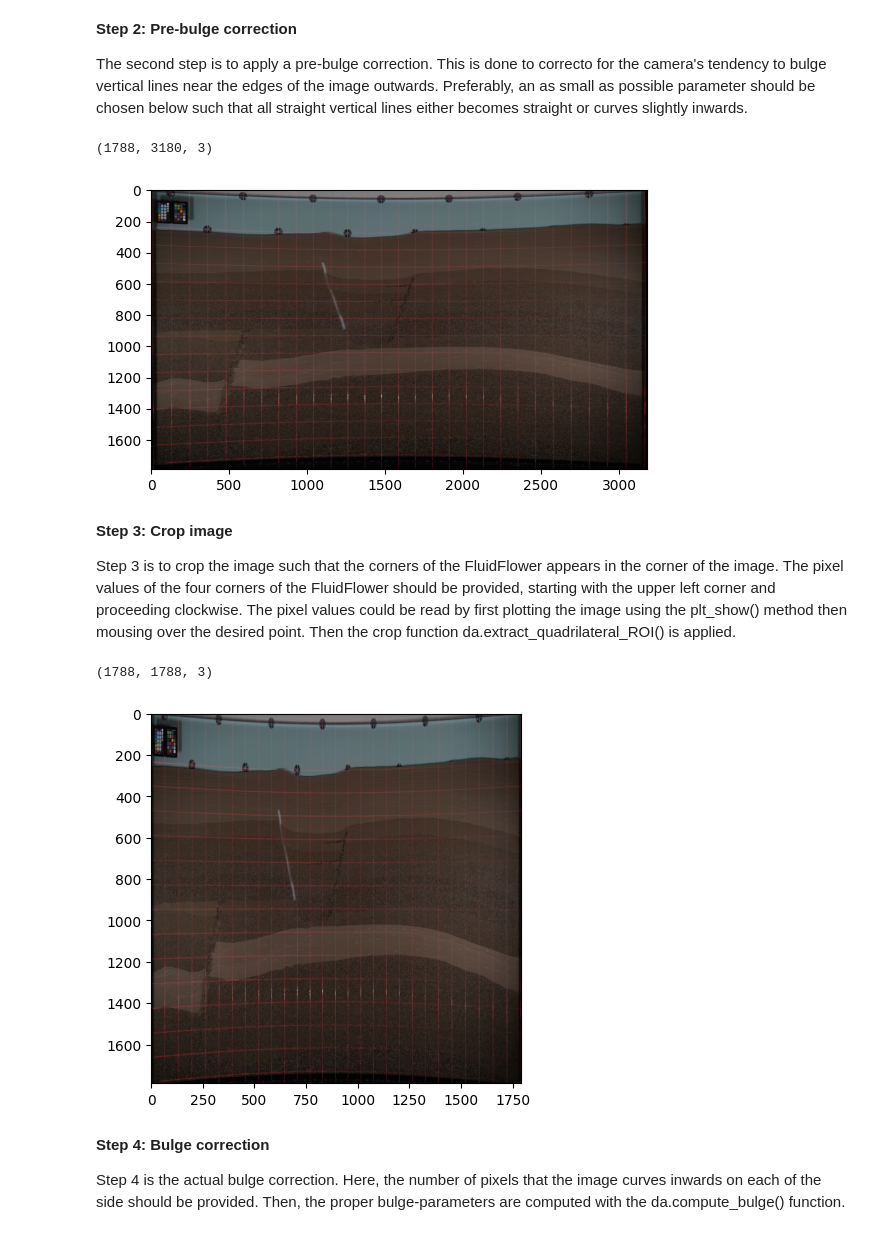
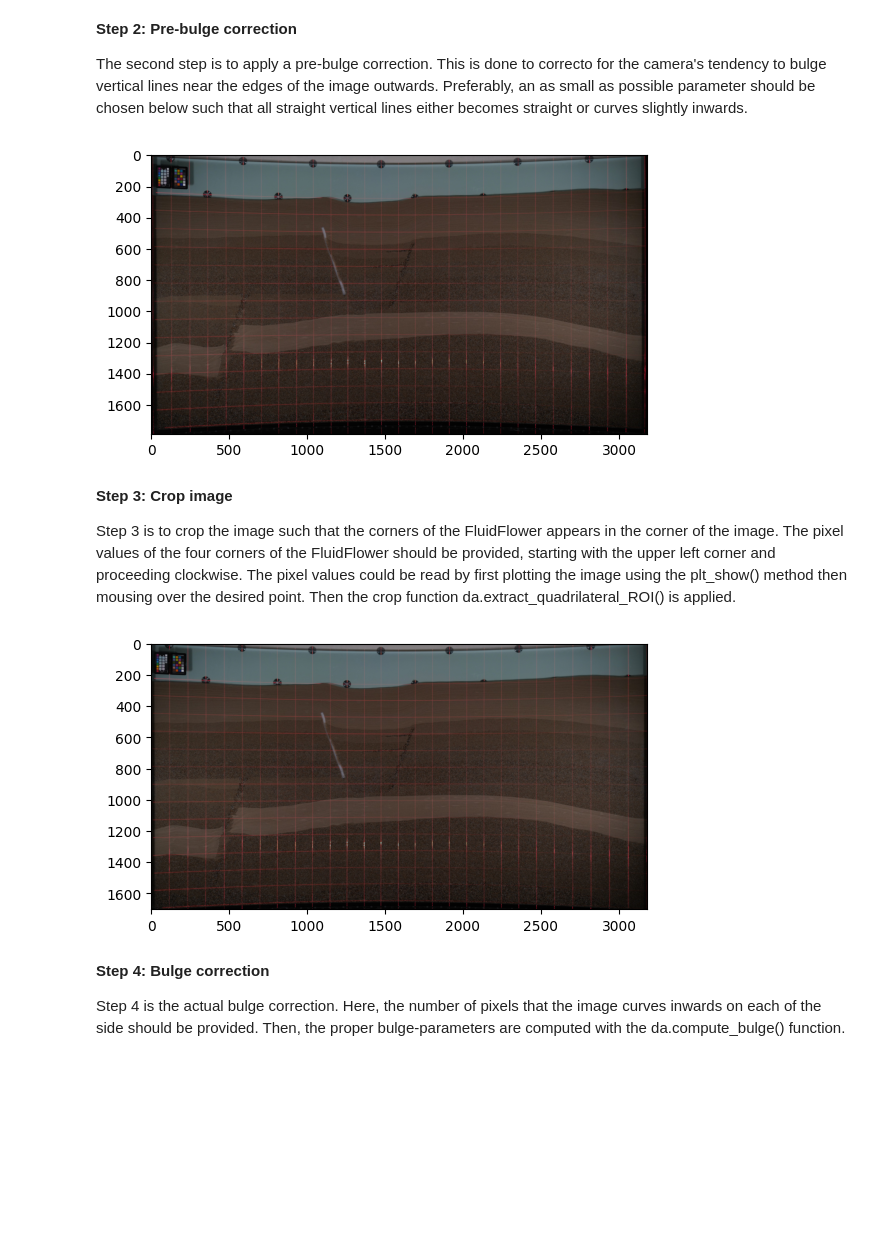
Before and after one commit to pmgbergen/DarSIA, a Jupyter notebook: examples/notebooks/curvature_correction_walkthrough.ipynb, the cells around one changed output. Saved outputs shown, nothing was run; the diff lists cells and outputs as text; code cells hidden in the pictures; blank space fills up the shorter version.

```diff
--- a/examples/notebooks/curvature_correction_walkthrough.ipynb
+++ b/examples/notebooks/curvature_correction_walkthrough.ipynb
@@ -14,30 +14,30 @@ from pathlib import Path
 
 First the curved reference image (preferably with laser grid) is imported, here as a DarIA image. Then, the Python dictionary, that we will call config, is created where input parameters for the different parts of the curvature correction procedure will be stored.
 # %%
-curvature_correction = da.CurvatureCorrection(str(Path("../images/baseline_with_laser_grid.jpg")), width = 2.8, height = 1.5)
+curv_correction = da.CurvatureCorrection(str(Path("../images/baseline_with_laser_grid.jpg")), width = 2.8, height = 1.5)
 # %% [markdown]
 **Step 2: Pre-bulge correction**
 
 The second step is to apply a pre-bulge correction. This is done to correcto for the camera's tendency to bulge vertical lines near the edges of the image outwards. Preferably, an as small as possible parameter should be chosen below such that all straight vertical lines either becomes straight or curves slightly inwards.
 # %%
-curvature_correction.pre_bulge_correction(horizontal_bulge = 5e-9)
-
-curvature_correction.show_current()
-print(curvature_correction.current_image.shape)
+curv_correction.pre_bulge_correction(horizontal_bulge = 5e-9)
+curv_correction.show_current()
 # %% [output]
-(1788, 3180, 3)
 [figure]
 # %% [markdown]
 **Step 3: Crop image**
 
 Step 3 is to crop the image such that the corners of the FluidFlower appears in the corner of the image. The pixel values of the four corners of the FluidFlower should be provided, starting with the upper left corner and proceeding clockwise. The pixel values could be read by first plotting the image using the plt_show() method then mousing over the desired point. Then the crop function da.extract_quadrilateral_ROI() is applied.
-# %%
-curvature_correction.crop()
-curvature_correction.show_current()
-print(curvature_correction.current_image.shape)
-# %% [output]
-(1788, 1788, 3)
-[figure, removed]
+# %%
+curv_correction.crop([
+        [11, 8],
+        [16, 1755],
+        [3165, 1748],
+        [3165, 5],
+    ])
+curv_correction.show_current()
+# %% [output]
+[figure, added]
 # %% [markdown]
 **Step 4: Bulge correction**
 
```
Also changed, not shown: parts of 8 cells of this notebook, 4 other files.
